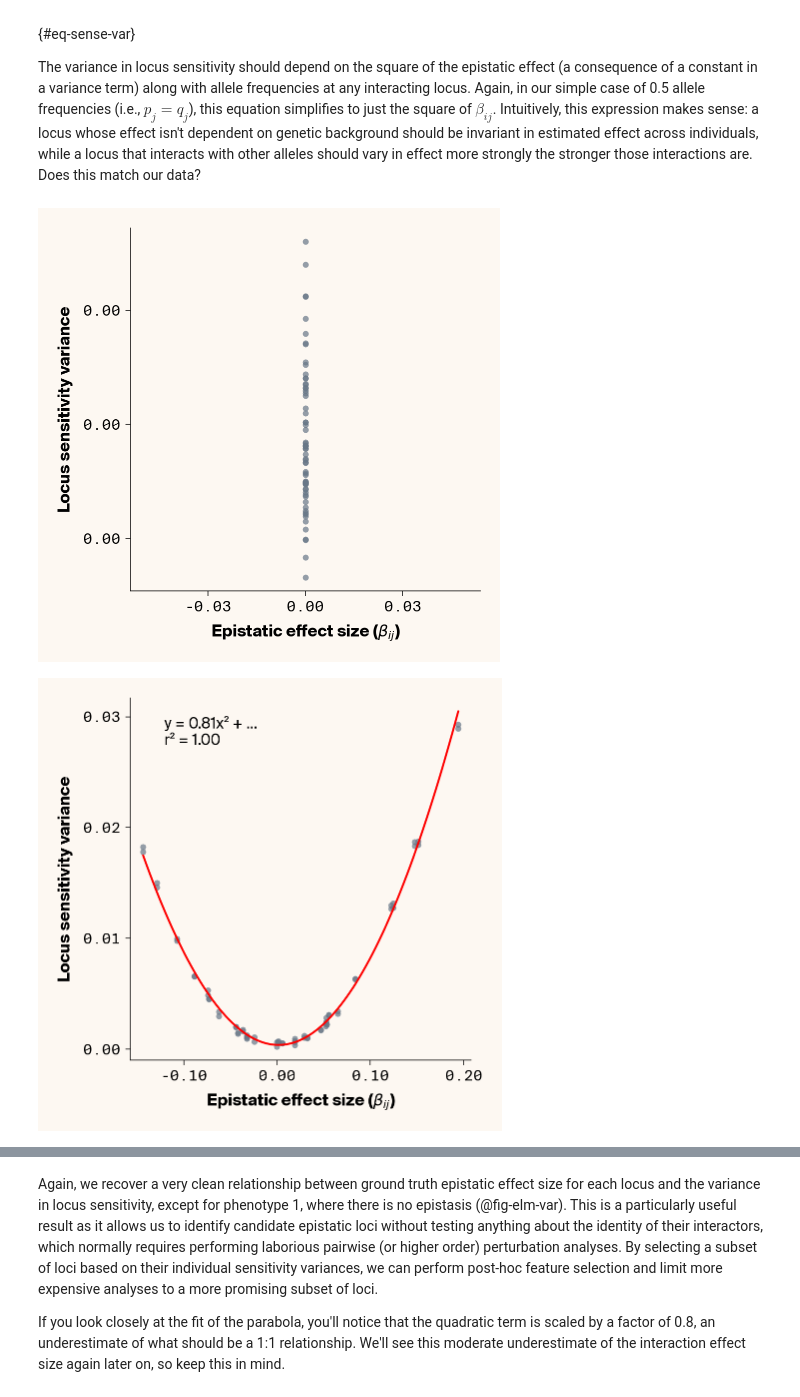
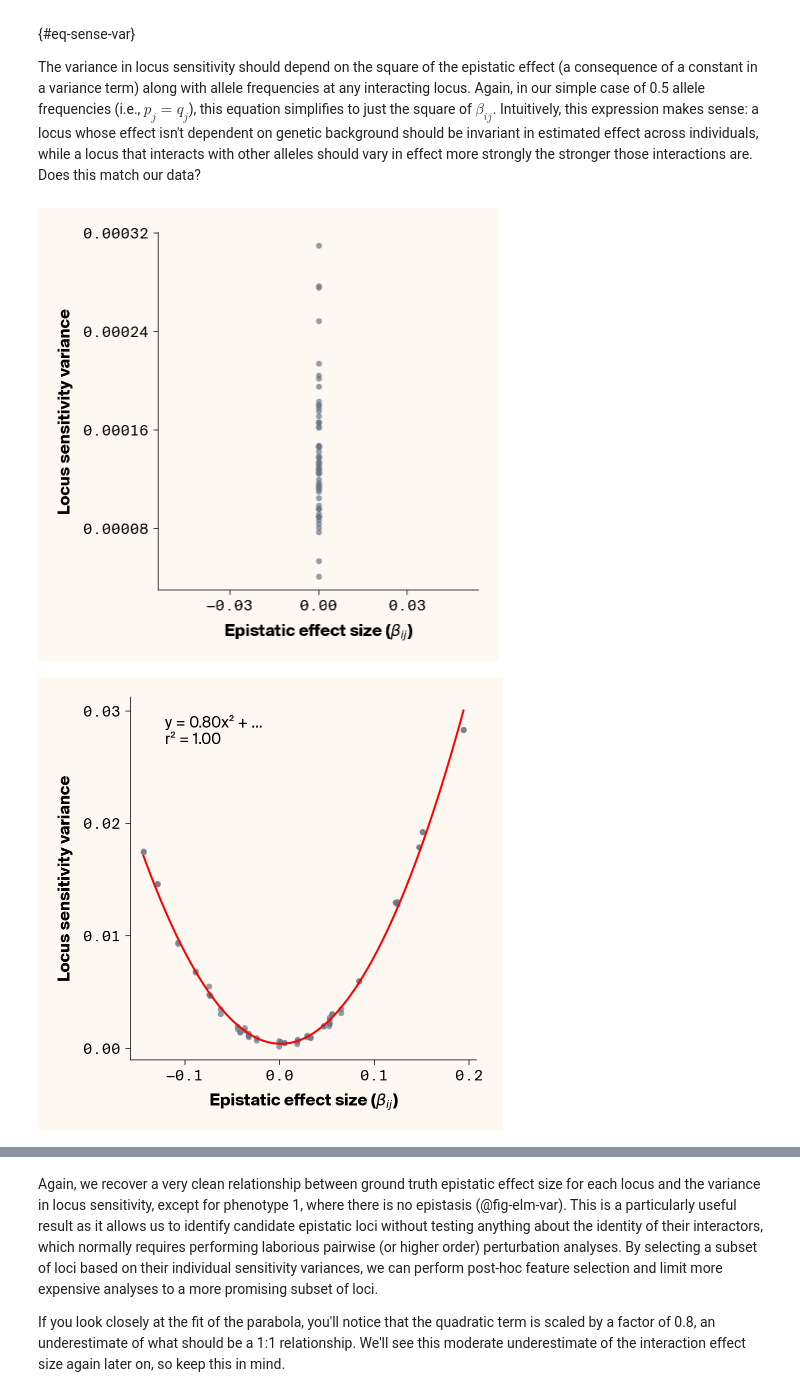
Before and after one commit to Arcadia-Science/2025_genopheno_local_linear_mapping, a Jupyter notebook: index.ipynb, the cells around one changed output, grey strips where cells are left out. Cells and saved outputs as stored; diff of their text form; code cells hidden in the pictures.

```diff
--- a/index.ipynb
+++ b/index.ipynb
@@ -54,25 +54,22 @@ import torch
 import torch.nn as nn
 import torch.nn.functional as F
 import torch.optim as optim
-from matplotlib.ticker import FormatStrFormatter, MaxNLocator
+from matplotlib.ticker import FormatStrFormatter, MaxNLocator, ScalarFormatter
 from numpy.polynomial.polynomial import polyfit
 from scipy.stats import pearsonr
 from sklearn.metrics import r2_score
 from torch.utils.data import Dataset
 
 np.random.seed(42)
+torch.manual_seed(42)
+torch.cuda.manual_seed_all(42)
+
 apc.mpl.setup()
 
-# font_path = os.path.expanduser("~/Library/Fonts/TTF/")
-# font_files = fm.findSystemFonts(fontpaths=[font_path])
-
-# for font_file in font_files:
-#    fm.fontManager.addfont(font_file)
 
 plot_style = {
     "figure.facecolor": apc.parchment,
     "axes.facecolor": apc.parchment,
-    # "font.family": "Suisse Int'l",
     "axes.titleweight": "bold",  # Make titles bold
     "axes.labelweight": "bold",  # Make axis labels bold
     "axes.spines.top": False,  # Remove top spine
@@ -82,6 +79,10 @@ plot_style = {
 os.environ["MKL_VERBOSE"] = "0"
 
 device = torch.device("cuda" if torch.cuda.is_available() else "cpu")
+
+# device = torch.device("mps" if torch.backends.mps.is_available()
+#                      else "cuda" if torch.cuda.is_available()
+#                      else "cpu")
 
 # model params
 hidden_size = 1024
@@ -95,9 +96,13 @@ qtl_n = 64
 rep = 1
 n_alleles = 2
 heritability = 1
+
+input_data_dir = Path("input_data")
 sim_name = f"qhaplo_{qtl_n}qtl_{sample_size}n_rep{rep}"
-base_file_name = f"input_data//{sim_name}_"
-true_eff = pd.read_csv(f"input_data//qhaplo_{qtl_n}qtl_{sample_size}n_rep1_eff.txt", delimiter=" ")
+base_file_name = str(input_data_dir / f"{sim_name}_")
+true_eff = pd.read_csv(
+    input_data_dir / f"qhaplo_{qtl_n}qtl_{sample_size}n_rep1_eff.txt", delimiter=" "
+)
 # %%
 # | code-summary: "Define datasets and dataloaders"
 # | code-fold: true
@@ -970,34 +977,36 @@ def plot_sensitivity_variance_vs_epistasis(importance_dfs, true_effects_df, phen
                     0.95,
                     f"{equation}\nr² = {r_squared:.2f}",
                     transform=plt.gca().transAxes,
                     fontsize=15,
                     verticalalignment="top",
                     bbox=dict(
                         boxstyle="round", facecolor=apc.parchment, alpha=0.7, edgecolor="none"
                     ),
                 )
 
             # Add labels and title
             plt.xlabel(r"Epistatic Effect Size ($\beta_{ij}$)", fontsize=16)
             plt.ylabel("Locus Sensitivity Variance", fontsize=16)
 
             # Get current axes for formatting
             ax = plt.gca()
             ax.xaxis.set_major_locator(MaxNLocator(4))
             ax.yaxis.set_major_locator(MaxNLocator(4))
-            ax.xaxis.set_major_formatter(FormatStrFormatter("%.2f"))
-            ax.yaxis.set_major_formatter(FormatStrFormatter("%.2f"))
+            # ax.xaxis.set_major_formatter(FormatStrFormatter("%.2f"))
+            # ax.yaxis.set_major_formatter(FormatStrFormatter("%.2f"))
+            ax.yaxis.set_major_formatter(ScalarFormatter(useOffset=False))
+            ax.xaxis.set_major_formatter(ScalarFormatter(useOffset=False))
 
             ax.set_aspect("auto")
 
             plt.tight_layout(pad=0.5)
 
             apc.mpl.style_plot(monospaced_axes="both")
 
             plt.show()
 
 
 plot_sensitivity_variance_vs_epistasis(importance_results, true_eff, phenotype_idx=[1, 2, 3, 4, 5])
 # %% [output]
-[figure, old version]
+[figure, new version]
-[figure, old version]
+[figure, new version]
```
Also changed, not shown: parts of 18 cells of this notebook, 3 other files.
